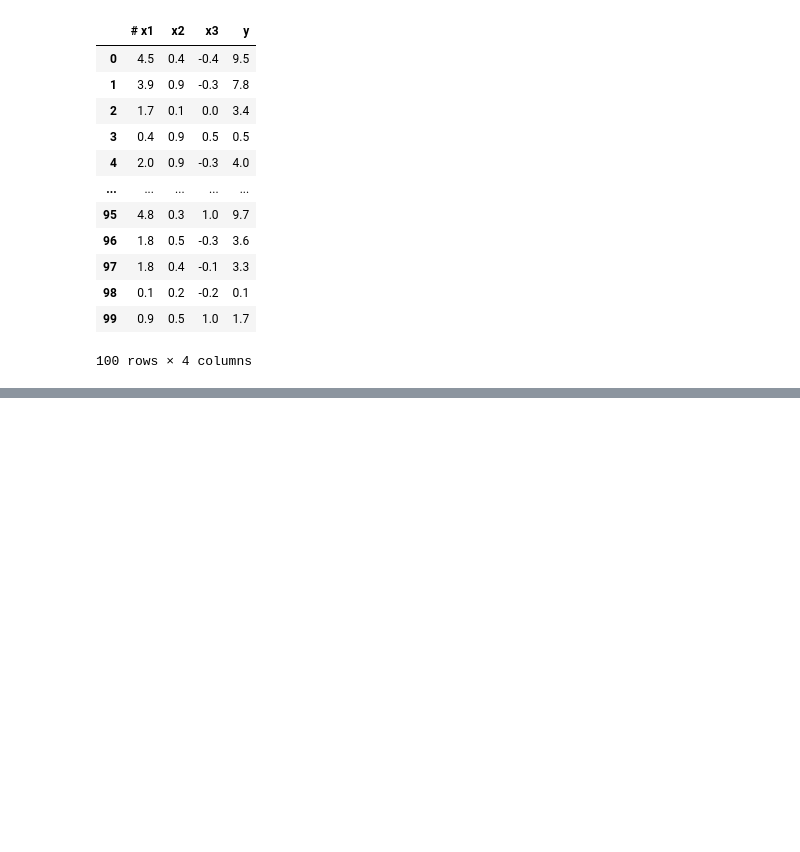
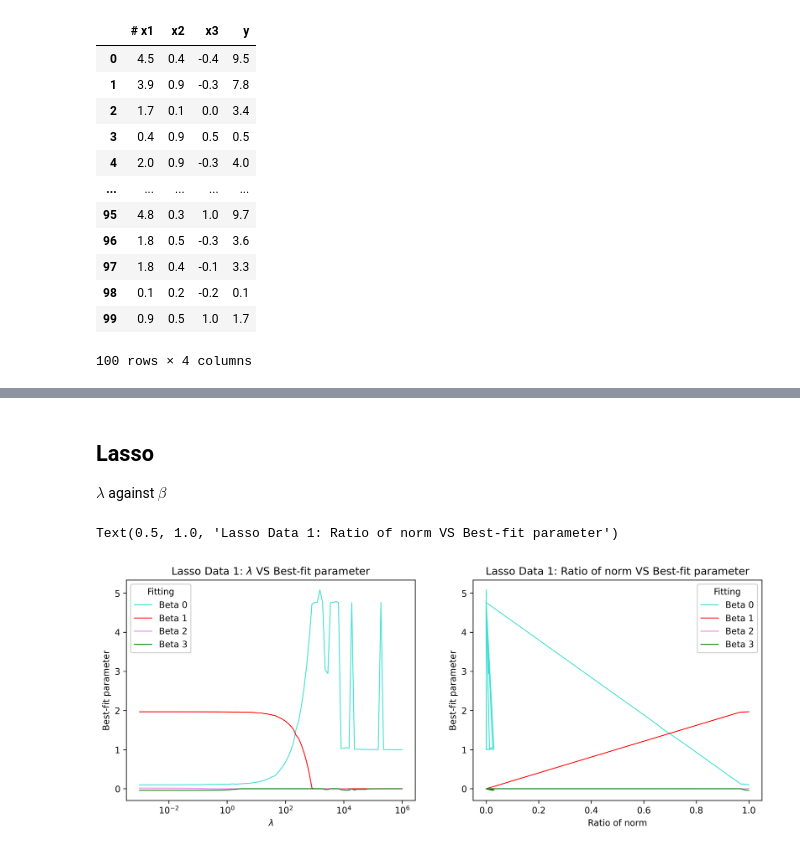
Before and after one commit to phurinat-udo/intro_to_datasci, a Jupyter notebook: HW4/HW4_6536646.ipynb, the cells around one changed output, grey strips where cells are left out. Cells and saved outputs as stored; diff of their text form; code cells hidden in the pictures; blank space fills up the shorter version.

```diff
--- a/HW4/HW4_6536646.ipynb
+++ b/HW4/HW4_6536646.ipynb
@@ -39,0 +291,12 @@ test
+# %%
+def lasso_fn(beta, lamda, x1, x2, x3, y):
+    y_pred = beta[0] + beta[1]*x1 + beta[2]*x2 + beta[3]*x3
+    rss = np.sum((y - y_pred)**2)
+    norm = np.abs(beta[1]) + np.abs(beta[2]) + np.abs(beta[3])
+    return rss + lamda*norm
+
+def fit_lasso(lamda, x1, x2, x3, y):
+    beta_i = [1.0, 1.0, 1.0, 1.0]
+    out = minimize(lasso_fn, beta_i, args=(lamda, x1, x2, x3, y))
+    beta_fit = out.x
+    return beta_fit
@@ -39,0 +332,2 @@ test
+# %%
+lamda_x2, betafit0_2, betafit1_2, betafit2_2, betafit3_2, norm_ratio_rid_2 = fit_lasso_out(4, -3, X_train['#  x1'], X_train['x2'], X_train['x3'], y_train)
@@ -39,0 +354,32 @@ test
+# %% [markdown]
+## Lasso
+$\lambda$ against $\beta$
+# %%
+figure = plt.figure(1, figsize=(13,10), dpi=300)
+plt.subplot(221)
+plt.plot(lamda_x2, betafit0_2, color="turquoise", linewidth=1, label = "Beta 0")
+plt.plot(lamda_x2, betafit1_2, color="red", linewidth=1, label = "Beta 1")
+plt.plot(lamda_x2, betafit2_2, color="violet", linewidth=1, label = "Beta 2")
+plt.plot(lamda_x2, betafit3_2, color="green", linewidth=1, label = "Beta 3")
+# plt.plot(lamda_x2, betafit4_2, color="chocolate", linewidth=1, label = "Beta 4")
+plt.xlabel("$\lambda$")
+plt.ylabel("Best-fit parameter")
+plt.xscale("log")
+plt.legend(title = "Fitting",facecolor = 'white',framealpha=1)
+plt.title('Lasso Data 1: $\lambda$ VS Best-fit parameter')
+
+plt.subplot(222)
+plt.plot(norm_ratio_rid_2, betafit0_2, color="turquoise", linewidth=1, label = "Beta 0")
+plt.plot(norm_ratio_rid_2, betafit1_2, color="red", linewidth=1, label = "Beta 1")
+plt.plot(norm_ratio_rid_2, betafit2_2, color="violet", linewidth=1, label = "Beta 2")
+plt.plot(norm_ratio_rid_2, betafit3_2, color="green", linewidth=1, label = "Beta 3")
+# plt.plot(norm_ratio_rid_2, betafit4_2, color="chocolate", linewidth=1, label = "Beta 4")
+plt.xlabel("Ratio of norm")
+plt.ylabel("Best-fit parameter")
+# plt.xscale("log")
+plt.legend(title = "Fitting",facecolor = 'white',framealpha=1)
+plt.title('Lasso Data 1: Ratio of norm VS Best-fit parameter')
+# plt.savefig("/content/drive/MyDrive/4th Year/DataScience/lasso_lamb1.png", dpi = 600,bbox_inches='tight')
+# %% [output]
+Text(0.5, 1.0, 'Lasso Data 1: Ratio of norm VS Best-fit parameter')
+[figure, added]
```
Also changed, not shown: parts of 24 cells of this notebook, 3 other files.
